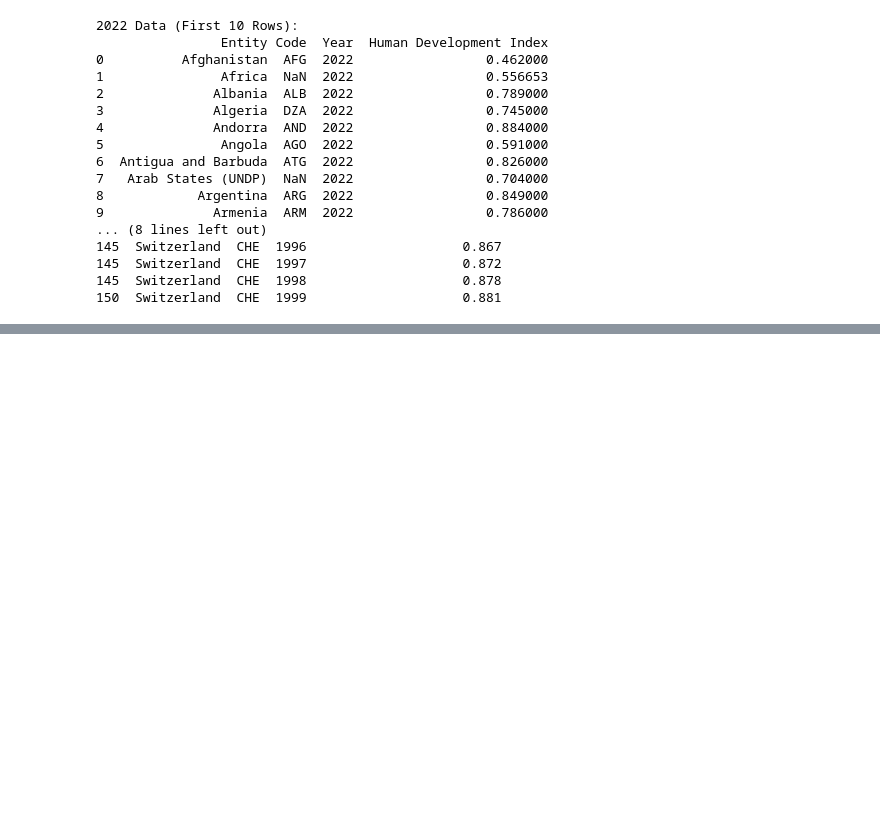
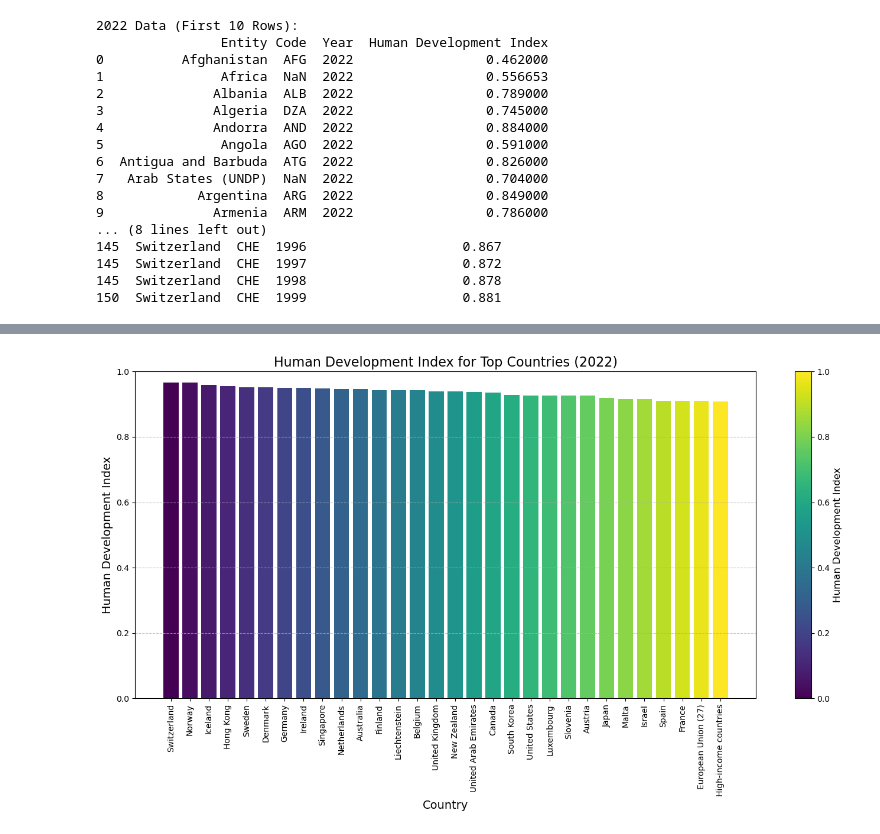
Before and after one commit to com-480-data-visualization/HappiScope, a Jupyter notebook: data/hdi_data/HDI_vis.ipynb, the cells around one changed output, grey strips where cells are left out. Saved outputs shown, nothing was run; the diff lists cells and outputs as text; code cells hidden in the pictures; blank space fills up the shorter version.

Commit message:
readme update and hdi visualization as static images

```diff
--- a/data/hdi_data/HDI_vis.ipynb
+++ b/data/hdi_data/HDI_vis.ipynb
@@ -26,7 +30,7 @@ print(f"Excel file has been successfully generated: {excel_file_path}")
 import pandas as pd
 
 # Load the processed Excel file
-excel_file_path = "path/to/HDI_process.xlsx"
+excel_file_path = "./HDI_process.xlsx"
 
 # Read the Excel file
 xls = pd.ExcelFile(excel_file_path)
@@ -81 +70,45 @@ scatter_plot
+# %%
+import pandas as pd
+import matplotlib.pyplot as plt
+import numpy as np
+
+# Set the figure size and create figure with proper axes configuration
+fig, ax = plt.subplots(figsize=(14, 8))
+
+# Sort data by HDI value for better visualization
+sorted_data = df_2022.sort_values('Human Development Index', ascending=False)
+
+# Select top countries for better readability
+top_countries = sorted_data.head(30)  # Showing top 30 countries
+
+# Create a colormap based on HDI values
+colors = plt.cm.viridis(np.linspace(0, 1, len(top_countries)))
+
+# Create the bar plot with explicit ax parameter
+bars = ax.bar(top_countries['Entity'], top_countries['Human Development Index'], color=colors)
+
+# Customize the plot
+ax.set_title('Human Development Index for Top Countries (2022)', fontsize=16)
+ax.set_xlabel('Country', fontsize=14)
+ax.set_ylabel('Human Development Index', fontsize=14)
+ax.set_ylim(0, 1.0)  # HDI ranges from 0 to 1
+ax.grid(axis='y', linestyle='--', alpha=0.7)
+plt.xticks(rotation=90, fontsize=10)
+
+# Add a colorbar legend - FIXED APPROACH
+sm = plt.cm.ScalarMappable(cmap=plt.cm.viridis)
+sm.set_array([])
+cbar = fig.colorbar(sm, ax=ax)  # Note the fig.colorbar and passing ax parameter
+cbar.set_label('Human Development Index', fontsize=12)
+
+# Tight layout to make sure everything fits
+plt.tight_layout()
+
+# # Save the figure as a static image
+# plt.savefig('hdi_top_countries_2022.png', dpi=300, bbox_inches='tight')
+
+# Display the figure in the notebook
+plt.show()
+# %% [output]
+[figure, added]
 # %%
```
Also changed, not shown: parts of 4 cells of this notebook, 3 other files.
